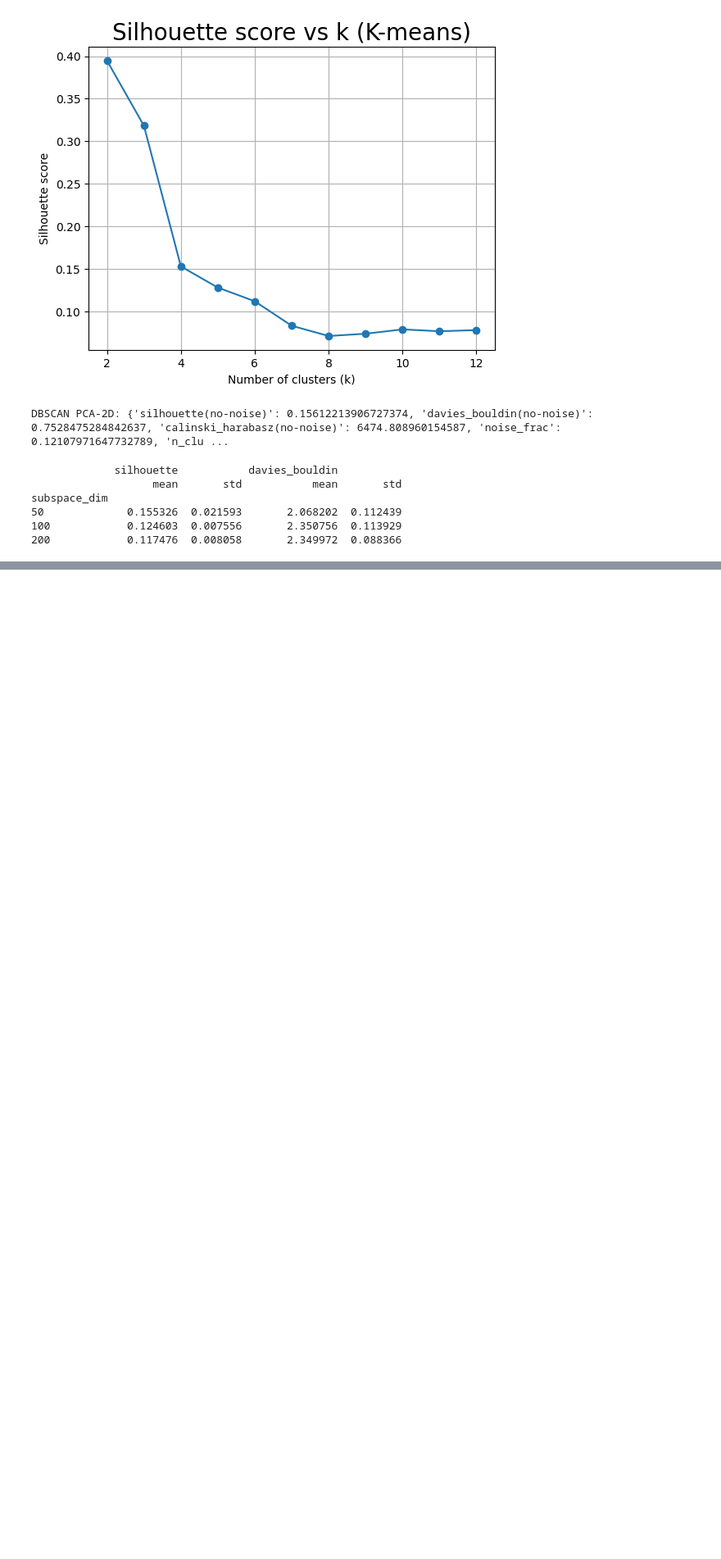
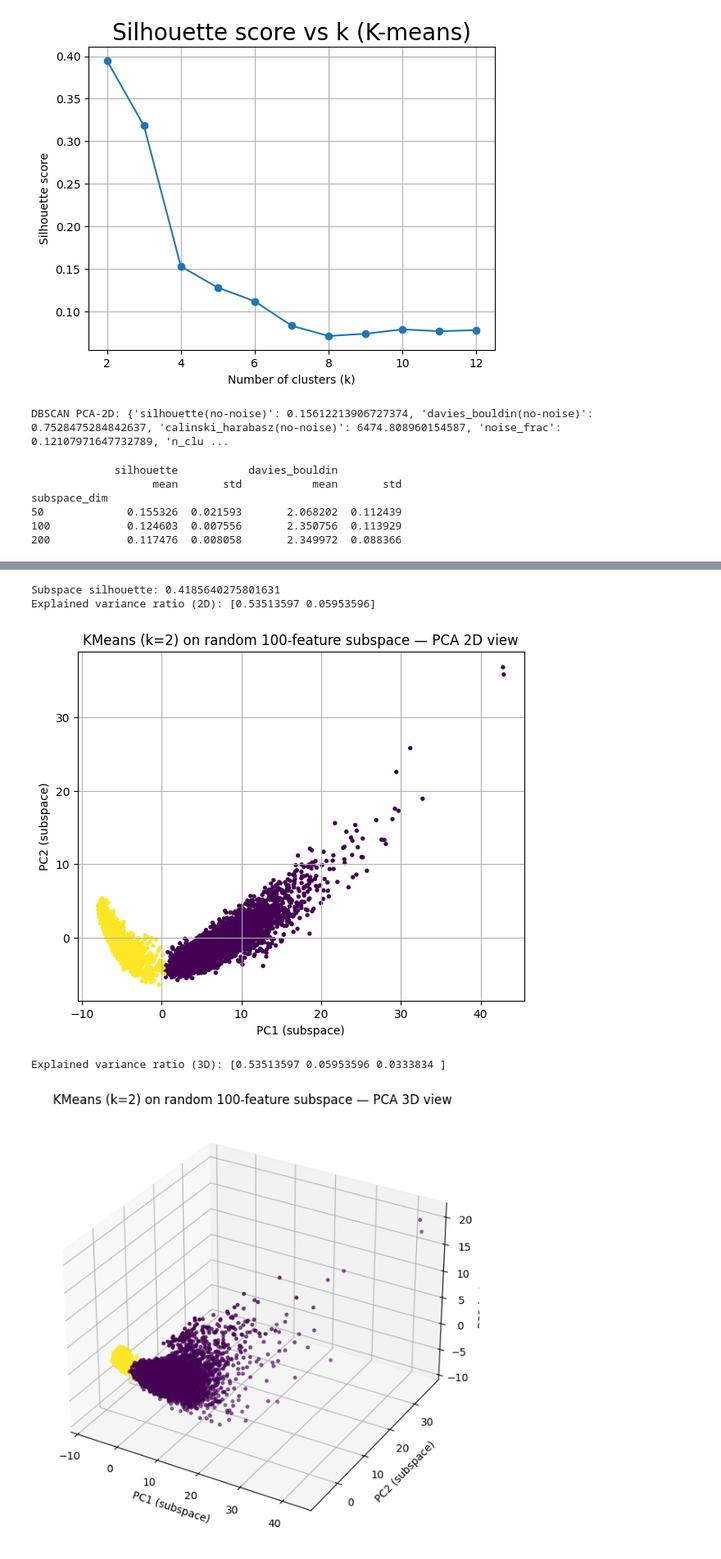
Before and after one commit to HaiDreamer/Labwork2-ML2, a Jupyter notebook: Subspace_clustering/main.ipynb, the cells around one changed output, grey strips where cells are left out. Shown at 82% size. Cells and saved outputs as stored; diff of their text form; code cells hidden in the pictures; blank space fills up the shorter version.

```diff
--- a/Subspace_clustering/main.ipynb
+++ b/Subspace_clustering/main.ipynb
@@ -371,0 +372,54 @@ KMeans SUBSPACE: {'silhouette': 0.3799918289054069, 'davies_bouldin': 1.11227468
+# %%
+'''kmean clustering 2d pca then for 3d also -> comparision'''
+
+def random_subspace_matrix_with_idx(X_scaled, n_features, seed):
+    rng = default_rng(seed)
+    idx = rng.choice(X_scaled.shape[1], size=n_features, replace=False)
+    return X_scaled[:, idx], idx
+
+# choose subspace
+d = 100
+seed = 1211
+X_sub, idx100 = random_subspace_matrix_with_idx(X_scaled, n_features=d, seed=seed)
+
+# cluster in 100-D subspace
+k = 2
+km = KMeans(n_clusters=k, init="k-means++", n_init=10, random_state=0)
+labels_sub = km.fit_predict(X_sub)
+
+# optional: report subspace silhouette
+sil_sub = silhouette_score(X_sub, labels_sub)
+print("Subspace silhouette:", sil_sub)
+
+# PCA 2D for visualization (fit on X_sub)
+pca2 = PCA(n_components=2, random_state=0)
+X_sub_pca2 = pca2.fit_transform(X_sub)
+print("Explained variance ratio (2D):", pca2.explained_variance_ratio_)
+
+plt.figure(figsize=(6, 5), layout="constrained")
+plt.scatter(X_sub_pca2[:,0], X_sub_pca2[:,1], c=labels_sub, s=8)
+plt.xlabel("PC1 (subspace)")
+plt.ylabel("PC2 (subspace)")
+plt.title("KMeans (k=2) on random 100-feature subspace - PCA 2D view")
+plt.grid(True)
+plt.show()
+
+# --- PCA 3D for visualization (fit on X_sub)
+pca3 = PCA(n_components=3, random_state=0)
+X_sub_pca3 = pca3.fit_transform(X_sub)
+print("Explained variance ratio (3D):", pca3.explained_variance_ratio_)
+
+fig = plt.figure(figsize=(7, 6), layout="constrained")
+ax = fig.add_subplot(111, projection="3d")
+ax.scatter(X_sub_pca3[:,0], X_sub_pca3[:,1], X_sub_pca3[:,2], c=labels_sub, s=8)
+ax.set_xlabel("PC1 (subspace)")
+ax.set_ylabel("PC2 (subspace)")
+ax.set_zlabel("PC3 (subspace)")
+ax.set_title("KMeans (k=2) on random 100-feature subspace - PCA 3D view")
+plt.show()
+# %% [output]
+Subspace silhouette: 0.4185640275801631
+Explained variance ratio (2D): [0.53513597 0.05953596]
+[figure, added]
+Explained variance ratio (3D): [0.53513597 0.05953596 0.0333834 ]
+[figure, added]
```
Also changed, not shown: parts of 3 cells of this notebook, 2 other files.
